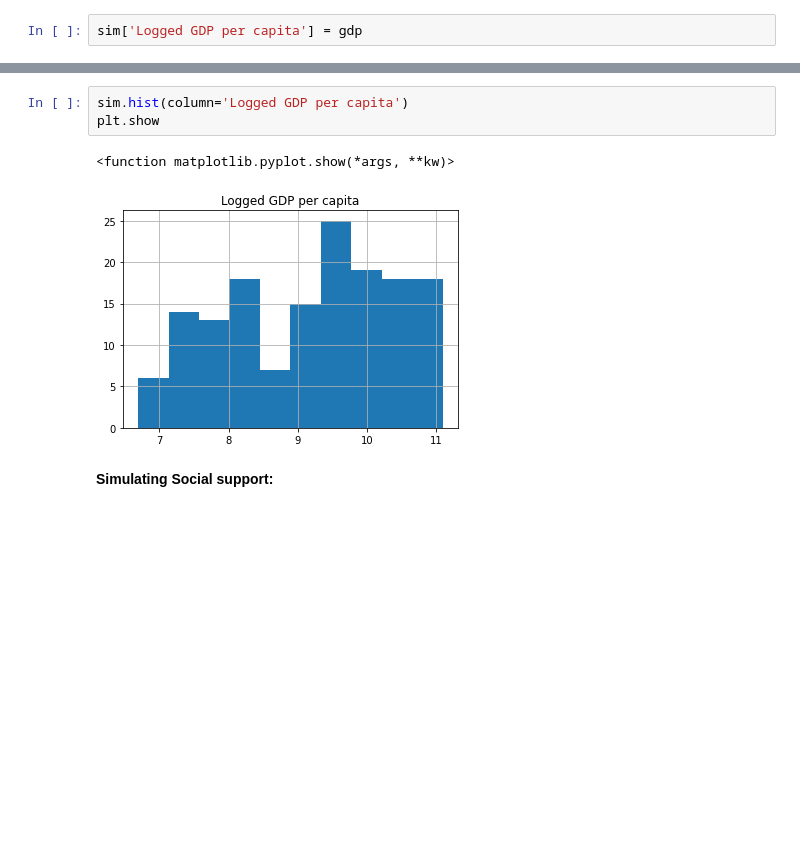
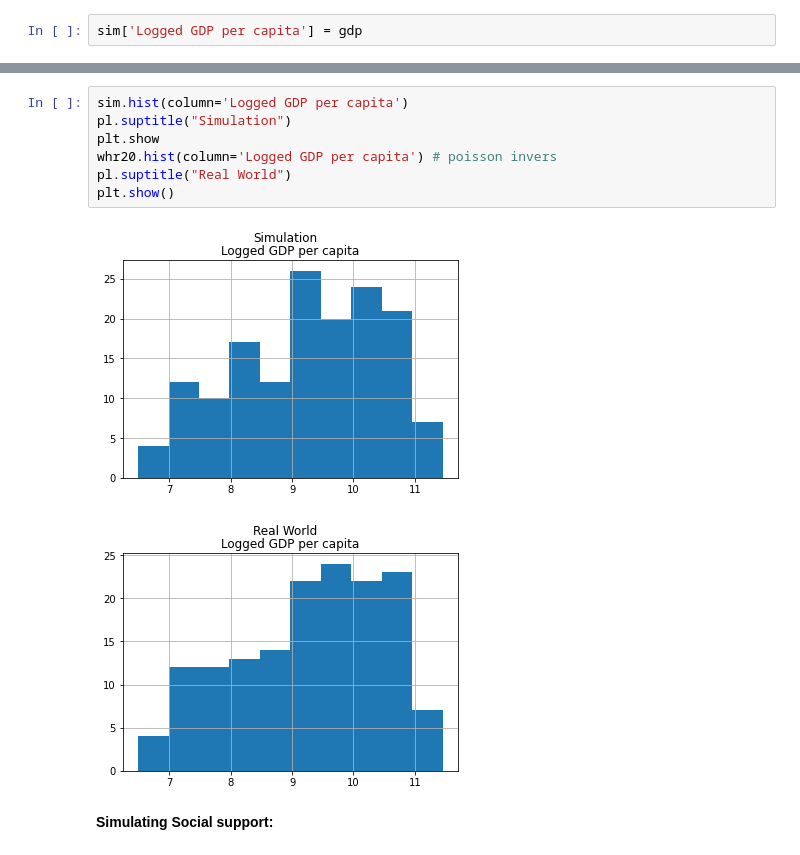
Before and after one commit to radekv23/rwp, a Jupyter notebook: WHR.ipynb, the cells around one changed output, grey strips where cells are left out. Cells and saved outputs as stored; diff of their text form; blank space fills up the shorter version.

Commit message:
freedom + compare histograms

```diff
--- a/WHR.ipynb
+++ b/WHR.ipynb
@@ -251,10 +225,14 @@ sim
 153 rows × 2 columns
 # %%
 sim.hist(column='Logged GDP per capita')
+pl.suptitle("Simulation")
 plt.show
+whr20.hist(column='Logged GDP per capita') # poisson invers
+pl.suptitle("Real World")
+plt.show()
 # %% [output]
-<function matplotlib.pyplot.show(*args, **kw)>
-[figure, old version]
+[figure, new version]
+[figure, added]
 # %% [markdown]
 **Simulating Social support:**
 # %%
```
Also changed, not shown: parts of 14 cells of this notebook.
